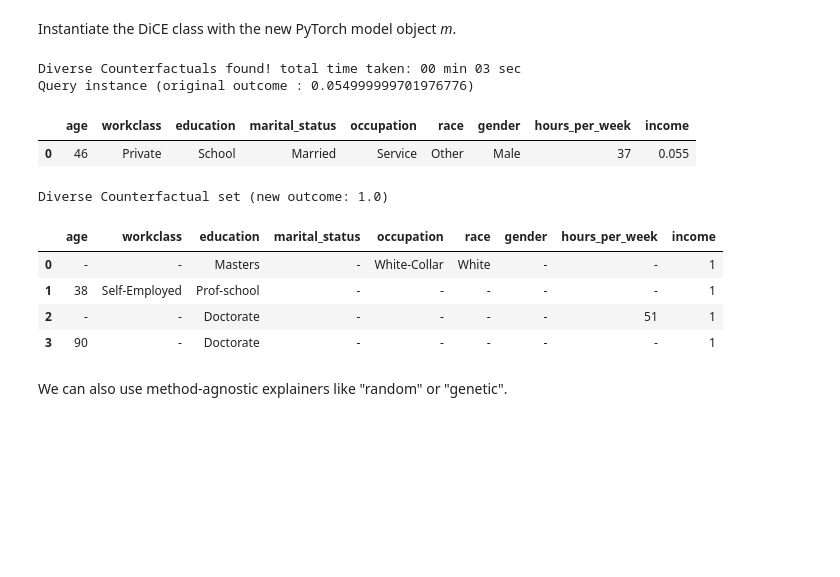
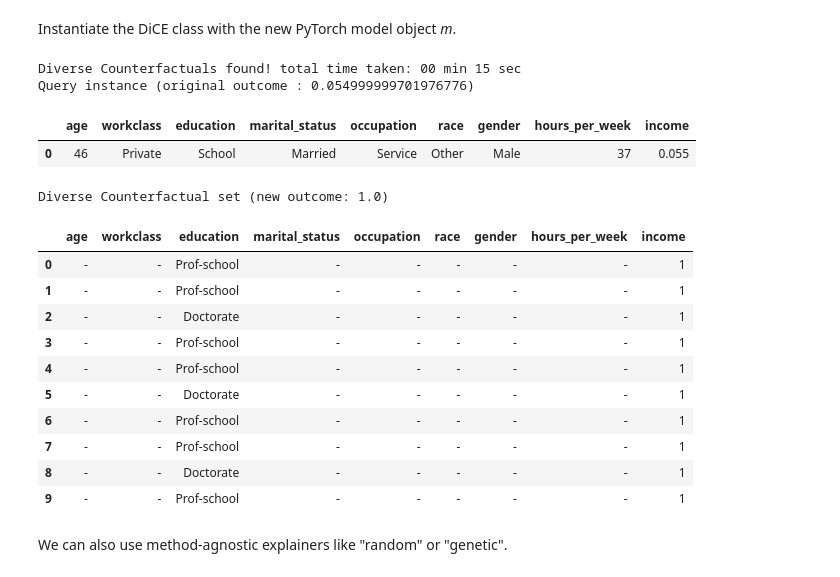
Before and after one commit to Dice-Extended/dice-x, a Jupyter notebook: docs/source/notebooks/DiCE_getting_started.ipynb, the cells around one changed output. Saved outputs shown, nothing was run; the diff lists cells and outputs as text; code cells hidden in the pictures; blank space fills up the shorter version.

```diff
--- a/docs/source/notebooks/DiCE_getting_started.ipynb
+++ b/docs/source/notebooks/DiCE_getting_started.ipynb
@@ -534,20 +518,26 @@ Instantiate the DiCE class with the new PyTorch model object *m*.
 exp = dice_ml_x.DiceX(d, m, method="gradient")
 # %%
 # generate counterfactuals
-dice_exp = exp.generate_counterfactuals(x_test[1:2], total_CFs=4, desired_class="opposite",
-                                        perturbation_method="gaussian", **gaussian_kwargs)
+dice_exp = exp.generate_counterfactuals(x_test[1:2], total_CFs=10, desired_class="opposite",
+                                        perturbation_method="gaussian", algorithm="RandomInitCF", **gaussian_kwargs)
 # highlight only the changes
 dice_exp.visualize_as_dataframe(show_only_changes=True)
 # %% [output]
-Diverse Counterfactuals found! total time taken: 00 min 03 sec
+Diverse Counterfactuals found! total time taken: 00 min 15 sec
 Query instance (original outcome : 0.054999999701976776)
 |  | age | workclass | education | marital_status | occupation | race | gender | hours_per_week | income |
 | 0 | 46 | Private | School | Married | Service | Other | Male | 37 | 0.055 |
 Diverse Counterfactual set (new outcome: 1.0)
 |  | age | workclass | education | marital_status | occupation | race | gender | hours_per_week | income |
-| 0 | - | - | Masters | - | White-Collar | White | - | - | 1 |
-| 1 | 38 | Self-Employed | Prof-school | - | - | - | - | - | 1 |
-| 2 | - | - | Doctorate | - | - | - | - | 51 | 1 |
-| 3 | 90 | - | Doctorate | - | - | - | - | - | 1 |
+| 0 | - | - | Prof-school | - | - | - | - | - | 1 |
+| 1 | - | - | Prof-school | - | - | - | - | - | 1 |
+| 2 | - | - | Doctorate | - | - | - | - | - | 1 |
+| 3 | - | - | Prof-school | - | - | - | - | - | 1 |
+| 4 | - | - | Prof-school | - | - | - | - | - | 1 |
+| 5 | - | - | Doctorate | - | - | - | - | - | 1 |
+| 6 | - | - | Prof-school | - | - | - | - | - | 1 |
+| 7 | - | - | Prof-school | - | - | - | - | - | 1 |
+| 8 | - | - | Doctorate | - | - | - | - | - | 1 |
+| 9 | - | - | Prof-school | - | - | - | - | - | 1 |
 # %% [markdown]
 We can also use method-agnostic explainers like "random" or "genetic".
```
Also changed, not shown: parts of 4 cells of this notebook, 4 other files.
